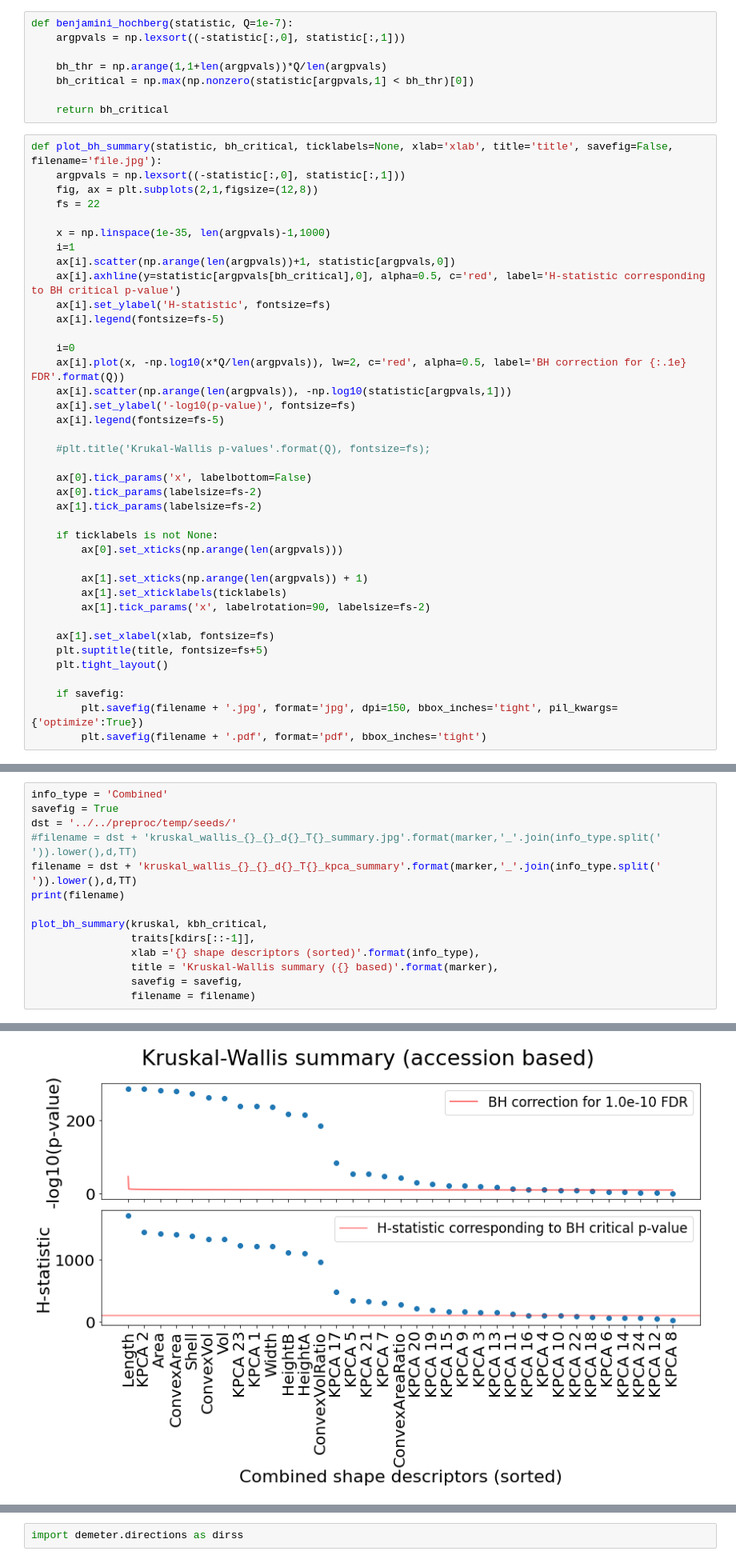
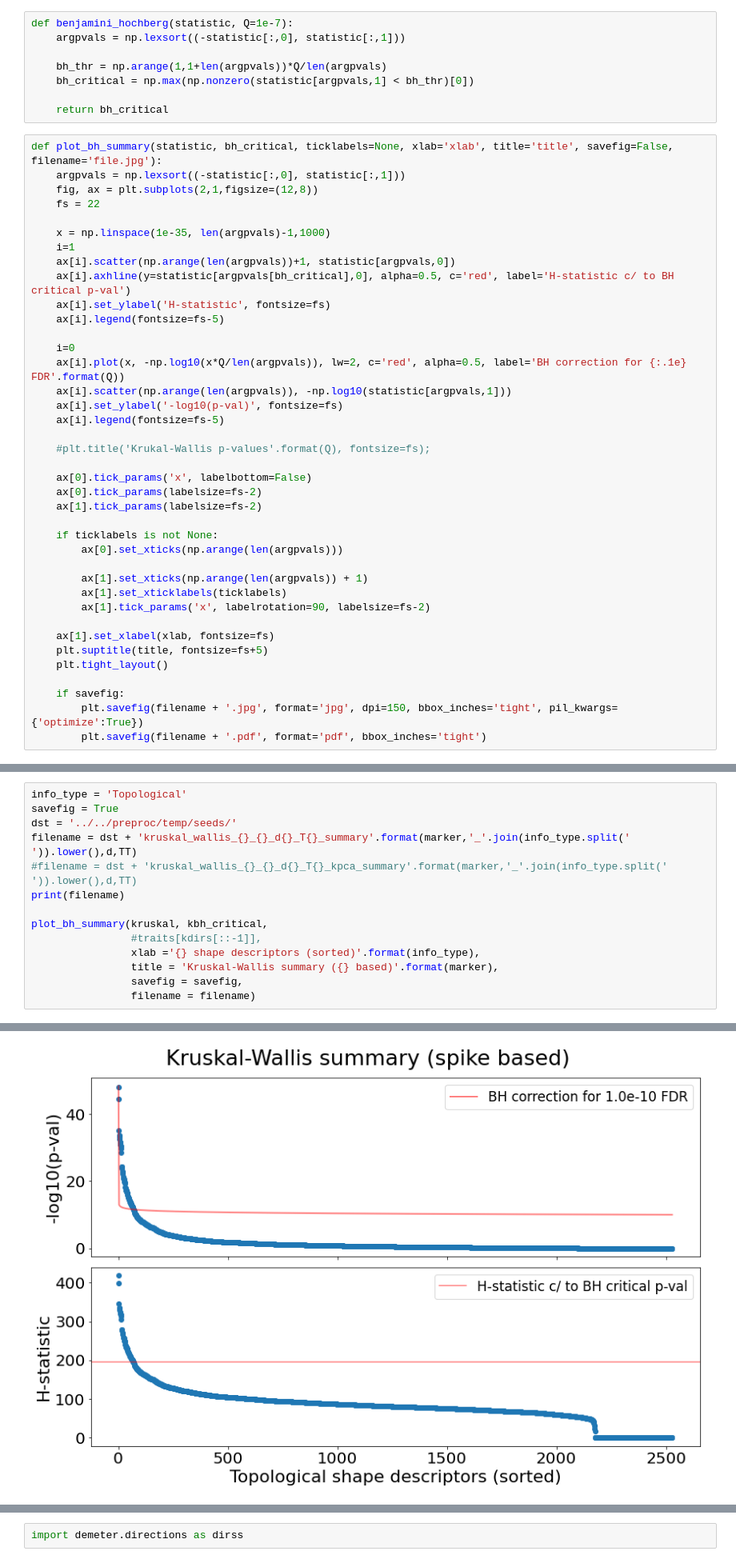
Before and after one commit to amezqui3/demeter, a Jupyter notebook: manuscript/intra_inter_variance.ipynb, the cells around one changed output, grey strips where cells are left out. Shown at 80% size. Cells and saved outputs as stored; diff of their text form.

```diff
--- a/manuscript/intra_inter_variance.ipynb
+++ b/manuscript/intra_inter_variance.ipynb
@@ -278,14 +278,14 @@ def plot_bh_summary(statistic, bh_critical, ticklabels=None, xlab='xlab', title=
     x = np.linspace(1e-35, len(argpvals)-1,1000)
     i=1
     ax[i].scatter(np.arange(len(argpvals))+1, statistic[argpvals,0])
-    ax[i].axhline(y=statistic[argpvals[bh_critical],0], alpha=0.5, c='red', label='H-statistic corresponding to BH critical p-value')
+    ax[i].axhline(y=statistic[argpvals[bh_critical],0], alpha=0.5, c='red', label='H-statistic c/ to BH critical p-val')
     ax[i].set_ylabel('H-statistic', fontsize=fs)
     ax[i].legend(fontsize=fs-5)
 
     i=0
     ax[i].plot(x, -np.log10(x*Q/len(argpvals)), lw=2, c='red', alpha=0.5, label='BH correction for {:.1e} FDR'.format(Q))
     ax[i].scatter(np.arange(len(argpvals)), -np.log10(statistic[argpvals,1]))
-    ax[i].set_ylabel('-log10(p-value)', fontsize=fs)
+    ax[i].set_ylabel('-log10(p-val)', fontsize=fs)
     ax[i].legend(fontsize=fs-5)
 
     #plt.title('Krukal-Wallis p-values'.format(Q), fontsize=fs);
@@ -338,13 +328,13 @@ array(['Length', 'KPCA 2', 'Area', 'ConvexArea', 'Shell', 'ConvexVol',
 # %%
-info_type = 'Combined'
+info_type = 'Topological'
 savefig = True
 dst = '../../preproc/temp/seeds/'
-#filename = dst + 'kruskal_wallis_{}_{}_d{}_T{}_summary.jpg'.format(marker,'_'.join(info_type.split(' ')).lower(),d,TT)
-filename = dst + 'kruskal_wallis_{}_{}_d{}_T{}_kpca_summary'.format(marker,'_'.join(info_type.split(' ')).lower(),d,TT)
+filename = dst + 'kruskal_wallis_{}_{}_d{}_T{}_summary'.format(marker,'_'.join(info_type.split(' ')).lower(),d,TT)
+#filename = dst + 'kruskal_wallis_{}_{}_d{}_T{}_kpca_summary'.format(marker,'_'.join(info_type.split(' ')).lower(),d,TT)
 print(filename)
 
 plot_bh_summary(kruskal, kbh_critical,
-                traits[kdirs[::-1]],
+                #traits[kdirs[::-1]],
                 xlab ='{} shape descriptors (sorted)'.format(info_type),
                 title = 'Kruskal-Wallis summary ({} based)'.format(marker),
                 savefig = savefig,
@@ -354,4 +344,4 @@ plot_bh_summary(kruskal, kbh_critical,
-[figure, old version]
+[figure, new version]
 # %%
 filename = dst + 'alexander_govern_{}_{}_summary.jpg'.format(marker,'_'.join(info_type.split(' ')).lower())
 print(filename)
```
Also changed, not shown: parts of 8 cells of this notebook, 1 other file.
